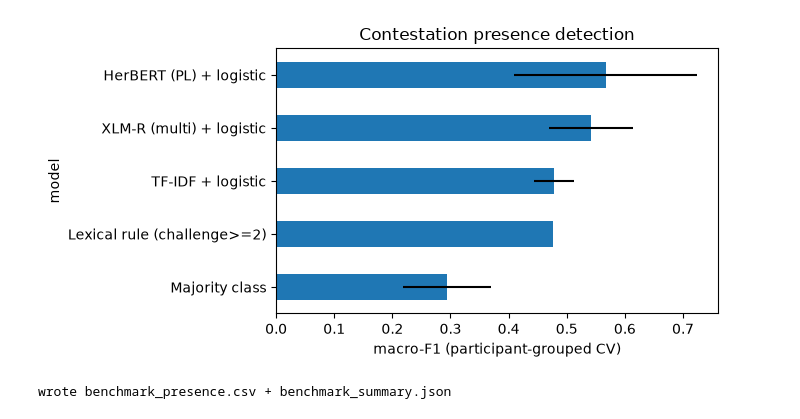
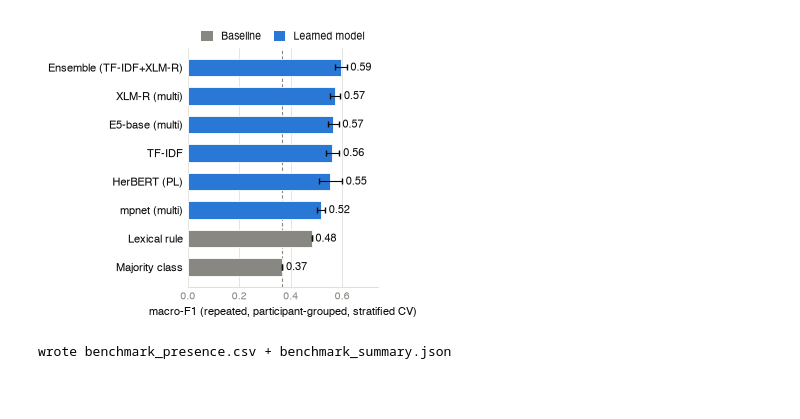
Before and after one commit to sabri-manai/detecting-contestation-xai, a Jupyter notebook: notebooks/06_detection_benchmark.ipynb, the cells around one changed output. Drawn from its saved outputs; the diff is of its cells as text; code cells hidden in the pictures; blank space fills up the shorter version.

```diff
--- a/notebooks/06_detection_benchmark.ipynb
+++ b/notebooks/06_detection_benchmark.ipynb
@@ -190,27 +383,85 @@ XLM-R (multi) + logistic       macroF1=0.542 +/- 0.072
 # ============================================================
 # 4. Benchmark table + figure
 # ============================================================
-bench = pd.DataFrame(results, columns=["model", "macro_F1", "macro_F1_std", "accuracy"]).round(3)
+cols = ["model", "input", "macro_F1", "macro_F1_std", "accuracy", "n_repeats", "mean_threshold"]
+bench = pd.DataFrame(results).reindex(columns=cols).round(3)  # mean_threshold is NaN where not tuned
 bench = bench.sort_values("macro_F1").reset_index(drop=True)
 display(bench)
 bench.to_csv(OUT / "benchmark_presence.csv", index=False)
 
+BASELINE_MODELS = {"Majority class", "Lexical rule (challenge>=2)"}
+short_name = {
+    "Majority class": "Majority class", "Lexical rule (challenge>=2)": "Lexical rule",
+    "mpnet-paraphrase (multi) + logistic": "mpnet (multi)",
+    "multilingual-E5-base + logistic": "E5-base (multi)",
+    "HerBERT (PL) + logistic": "HerBERT (PL)", "TF-IDF + logistic": "TF-IDF",
+    "Ensemble: TF-IDF + XLM-R (avg prob)": "Ensemble (TF-IDF+XLM-R)",
+    "XLM-R (multi) + logistic": "XLM-R (multi)",
+}
 try:
     import matplotlib.pyplot as plt
-    ax = bench.set_index("model")["macro_F1"].plot(
-        kind="barh", xerr=bench.set_index("model")["macro_F1_std"], figsize=(7, 3.6))
-    ax.set_xlabel("macro-F1 (participant-grouped CV)")
-    ax.set_title("Contestation presence detection")
-    plt.tight_layout(); plt.savefig(OUT / "figures" / "benchmark_presence.png", dpi=150); plt.show()
-except Exception:  # noqa: BLE001
-    pass
+    BLUE, GRAY, INK, GRID = "#2a78d6", "#898781", "#0b0b0b", "#e1e0d9"
+    plt.rcParams.update({
+        "font.family": "sans-serif", "font.sans-serif": ["Helvetica", "Arial", "DejaVu Sans"],
+        "axes.edgecolor": GRID, "axes.labelcolor": INK, "text.color": INK,
+        "xtick.color": GRAY, "ytick.color": INK, "font.size": 9,
+    })
+    plot_df = bench.sort_values("macro_F1", ascending=True).reset_index(drop=True)
+    labels = [short_name.get(m, m) for m in plot_df["model"]]
+    colors = [GRAY if m in BASELINE_MODELS else BLUE for m in plot_df["model"]]
+    floor = bench.loc[bench["model"] == "Majority class", "macro_F1"].iloc[0]
+
+    fig, ax = plt.subplots(figsize=(3.4, 3.0))
+    ypos = range(len(plot_df))  # NB: don't call this `y` -- shadows the global label array
+    ax.barh(ypos, plot_df["macro_F1"], height=0.62, color=colors, edgecolor="white",
+            linewidth=0.6, zorder=3,
+            xerr=plot_df["macro_F1_std"].fillna(0),
+            error_kw={"ecolor": INK, "elinewidth": 0.8, "capsize": 2, "zorder": 4})
+    for yi, (v, s) in enumerate(zip(plot_df["macro_F1"], plot_df["macro_F1_std"].fillna(0))):
+        ax.text(v + s + 0.015, yi, f"{v:.2f}", va="center", ha="left", fontsize=7.8, color=INK)
+    ax.axvline(floor, color=GRAY, linewidth=0.8, linestyle=(0, (3, 2)), zorder=2)
+    ax.set_yticks(list(ypos)); ax.set_yticklabels(labels, fontsize=8)
+    ax.set_xlim(0, plot_df["macro_F1"].max() + plot_df["macro_F1_std"].fillna(0).max() + 0.10)
+    ax.set_xlabel("macro-F1 (repeated, participant-grouped, stratified CV)", fontsize=8)
+    ax.spines[["top", "right", "left"]].set_visible(False)
+    ax.spines["bottom"].set_color(GRID)
+    ax.tick_params(axis="y", length=0); ax.tick_params(axis="x", length=0, labelsize=7.5)
+    ax.xaxis.grid(True, color=GRID, linewidth=0.6, zorder=0); ax.set_axisbelow(True)
+
+    from matplotlib.patches import Patch
+    leg = ax.legend(handles=[Patch(facecolor=GRAY, label="Baseline"),
+                             Patch(facecolor=BLUE, label="Learned model")],
+                    loc="lower center", bbox_to_anchor=(0.5, 1.0), ncol=2,
+                    frameon=False, fontsize=7.5, handlelength=1.1, handleheight=1.1,
+                    columnspacing=1.2, borderaxespad=0.2)
+
+    fig.tight_layout(pad=0.4)
+    fig.savefig(OUT / "figures" / "benchmark_presence.pdf", bbox_inches="tight",
+                bbox_extra_artists=(leg,))
+    fig.savefig(OUT / "figures" / "benchmark_presence.png", dpi=300, bbox_inches="tight",
+                bbox_extra_artists=(leg,))
+    plt.show()
+except Exception as error:  # noqa: BLE001
+    LOGGER.warning("figure skipped (%s)", error)
 
 (OUT / "benchmark_summary.json").write_text(json.dumps({
     "task": "presence detection (contestation yes/no) on lexically flagged candidates",
     "gold": "feasibility_review_sample_GOLD.csv",
     "n_episodes": int(len(df)), "n_positive": int(y.sum()),
-    "cv": f"GroupKFold({N_SPLITS}) by participant",
-    "input": "Polish target utterance (text_pl)",
+    "cv": f"StratifiedGroupKFold({N_SPLITS}) by participant, repeated {N_REPEATS}x with different "
+          f"seeds; macro-F1 mean/std reported across the {N_REPEATS} repeat-level means",
+    "input": {
+        "Majority class / Lexical rule": "target utterance only (text_pl)",
+        "TF-IDF + HerBERT + XLM-R + mpnet + E5": "context turns including the target utterance "
+                                                    "in place (context_pl); truncation drops from "
+                                                    "the start of context, not the target",
+    },
+    "threshold_tuning": f"inner StratifiedGroupKFold ({INNER_SPLITS}-fold) on the training fold "
+                         f"only; grid-searched over {THRESH_GRID.tolist()}",
+    "lexical_feature_fusion": "all four frozen-encoder embeddings (HerBERT, XLM-R, mpnet-paraphrase, "
+                               "multilingual-E5) concatenated with challenge_hits/incomprehension_hits "
+                               "before logistic regression; TF-IDF and the ensemble's TF-IDF half do "
+                               "not receive these features",
     "results": bench.to_dict(orient="records"),
 }, indent=2))
 print("\nwrote benchmark_presence.csv + benchmark_summary.json")
@@ -224,3 +478,3 @@ print("\nwrote benchmark_presence.csv + benchmark_summary.json")
-[figure, old version]
+[figure, new version]
 wrote benchmark_presence.csv + benchmark_summary.json
 # %% [markdown]
```
Also changed, not shown: parts of 8 cells of this notebook, 45 other files.
